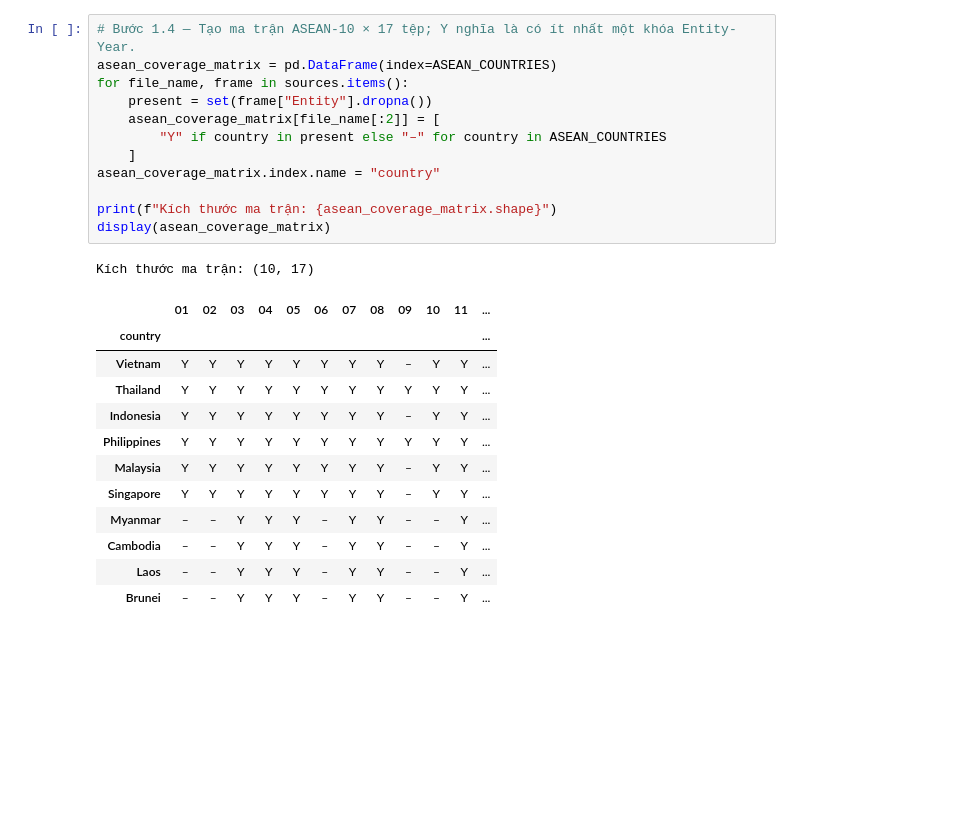
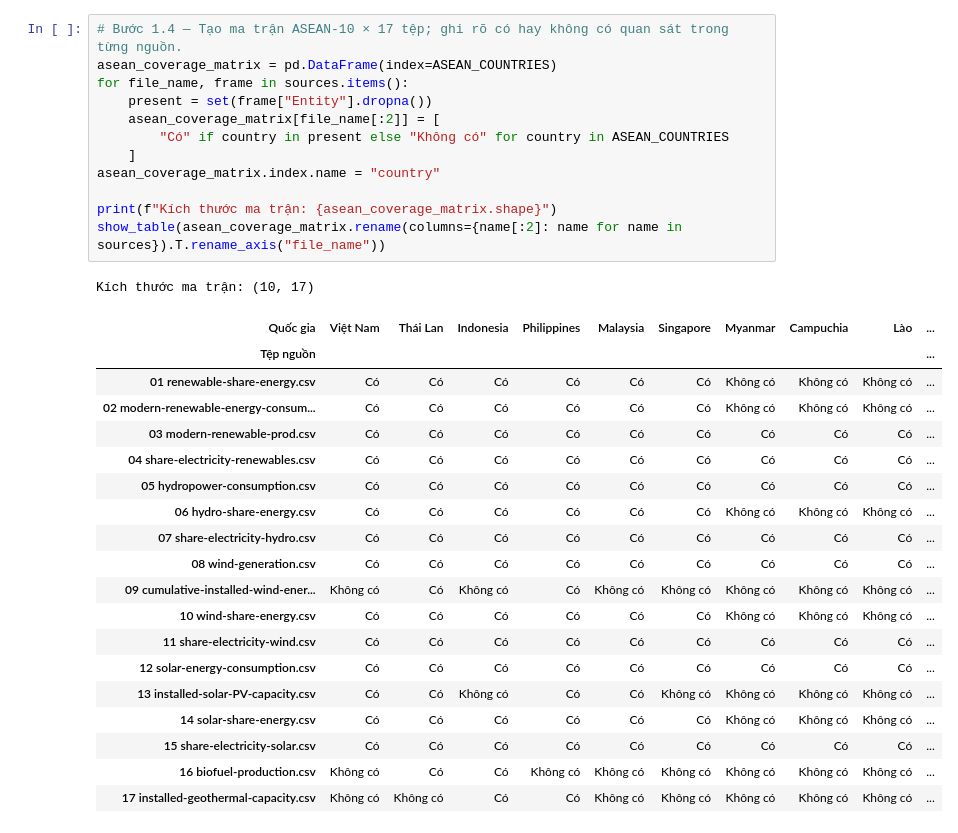
Before and after one commit to NgHongMinh/DA_Project, a Jupyter notebook: output/notebook/ASEAN_Renewables_DataProcessing.ipynb, the cells around one changed output. Drawn from its saved outputs; the diff is of its cells as text; blank space fills up the shorter version.

```diff
--- a/output/notebook/ASEAN_Renewables_DataProcessing.ipynb
+++ b/output/notebook/ASEAN_Renewables_DataProcessing.ipynb
@@ -216,29 +379,36 @@ display(coverage_tiers)
 # %%
-# Bước 1.4 — Tạo ma trận ASEAN-10 × 17 tệp; Y nghĩa là có ít nhất một khóa Entity-Year.
+# Bước 1.4 — Tạo ma trận ASEAN-10 × 17 tệp; ghi rõ có hay không có quan sát trong từng nguồn.
 asean_coverage_matrix = pd.DataFrame(index=ASEAN_COUNTRIES)
 for file_name, frame in sources.items():
     present = set(frame["Entity"].dropna())
     asean_coverage_matrix[file_name[:2]] = [
-        "Y" if country in present else "–" for country in ASEAN_COUNTRIES
+        "Có" if country in present else "Không có" for country in ASEAN_COUNTRIES
     ]
 asean_coverage_matrix.index.name = "country"
 
 print(f"Kích thước ma trận: {asean_coverage_matrix.shape}")
-display(asean_coverage_matrix)
+show_table(asean_coverage_matrix.rename(columns={name[:2]: name for name in sources}).T.rename_axis("file_name"))
 # %% [output]
 Kích thước ma trận: (10, 17)
-|  | 01 | 02 | 03 | 04 | 05 | 06 | 07 | 08 | 09 | 10 | 11 | ... |
-| country |  |  |  |  |  |  |  |  |  |  |  | ... |
-| Vietnam | Y | Y | Y | Y | Y | Y | Y | Y | – | Y | Y | ... |
-| Thailand | Y | Y | Y | Y | Y | Y | Y | Y | Y | Y | Y | ... |
-| Indonesia | Y | Y | Y | Y | Y | Y | Y | Y | – | Y | Y | ... |
-| Philippines | Y | Y | Y | Y | Y | Y | Y | Y | Y | Y | Y | ... |
-| Malaysia | Y | Y | Y | Y | Y | Y | Y | Y | – | Y | Y | ... |
-| Singapore | Y | Y | Y | Y | Y | Y | Y | Y | – | Y | Y | ... |
-| Myanmar | – | – | Y | Y | Y | – | Y | Y | – | – | Y | ... |
-| Cambodia | – | – | Y | Y | Y | – | Y | Y | – | – | Y | ... |
-| Laos | – | – | Y | Y | Y | – | Y | Y | – | – | Y | ... |
-| Brunei | – | – | Y | Y | Y | – | Y | Y | – | – | Y | ... |
+| Quốc gia | Việt Nam | Thái Lan | Indonesia | Philippines | Malaysia | Singapore | Myanmar | Campuchia | Lào | ... |
+| Tệp nguồn |  |  |  |  |  |  |  |  |  | ... |
+| 01 renewable-share-energy.csv | Có | Có | Có | Có | Có | Có | Không có | Không có | Không có | ... |
+| 02 modern-renewable-energy-consum... | Có | Có | Có | Có | Có | Có | Không có | Không có | Không có | ... |
+| 03 modern-renewable-prod.csv | Có | Có | Có | Có | Có | Có | Có | Có | Có | ... |
+| 04 share-electricity-renewables.csv | Có | Có | Có | Có | Có | Có | Có | Có | Có | ... |
+| 05 hydropower-consumption.csv | Có | Có | Có | Có | Có | Có | Có | Có | Có | ... |
+| 06 hydro-share-energy.csv | Có | Có | Có | Có | Có | Có | Không có | Không có | Không có | ... |
+| 07 share-electricity-hydro.csv | Có | Có | Có | Có | Có | Có | Có | Có | Có | ... |
+| 08 wind-generation.csv | Có | Có | Có | Có | Có | Có | Có | Có | Có | ... |
+| 09 cumulative-installed-wind-ener... | Không có | Có | Không có | Có | Không có | Không có | Không có | Không có | Không có | ... |
+| 10 wind-share-energy.csv | Có | Có | Có | Có | Có | Có | Không có | Không có | Không có | ... |
+| 11 share-electricity-wind.csv | Có | Có | Có | Có | Có | Có | Có | Có | Có | ... |
+| 12 solar-energy-consumption.csv | Có | Có | Có | Có | Có | Có | Có | Có | Có | ... |
+| 13 installed-solar-PV-capacity.csv | Có | Có | Không có | Có | Có | Không có | Không có | Không có | Không có | ... |
+| 14 solar-share-energy.csv | Có | Có | Có | Có | Có | Có | Không có | Không có | Không có | ... |
+| 15 share-electricity-solar.csv | Có | Có | Có | Có | Có | Có | Có | Có | Có | ... |
+| 16 biofuel-production.csv | Không có | Có | Có | Không có | Không có | Không có | Không có | Không có | Không có | ... |
+| 17 installed-geothermal-capacity.csv | Không có | Không có | Có | Có | Không có | Không có | Không có | Không có | Không có | ... |
 # %%
 # Bước 1.5 — So sánh các nguồn TWh cùng đại lượng bằng đồng thời ngưỡng tuyệt đối và tương đối.
 MATERIAL_ABS_TWH = 0.05
```
Also changed, not shown: parts of 41 cells of this notebook, 46 other files.
